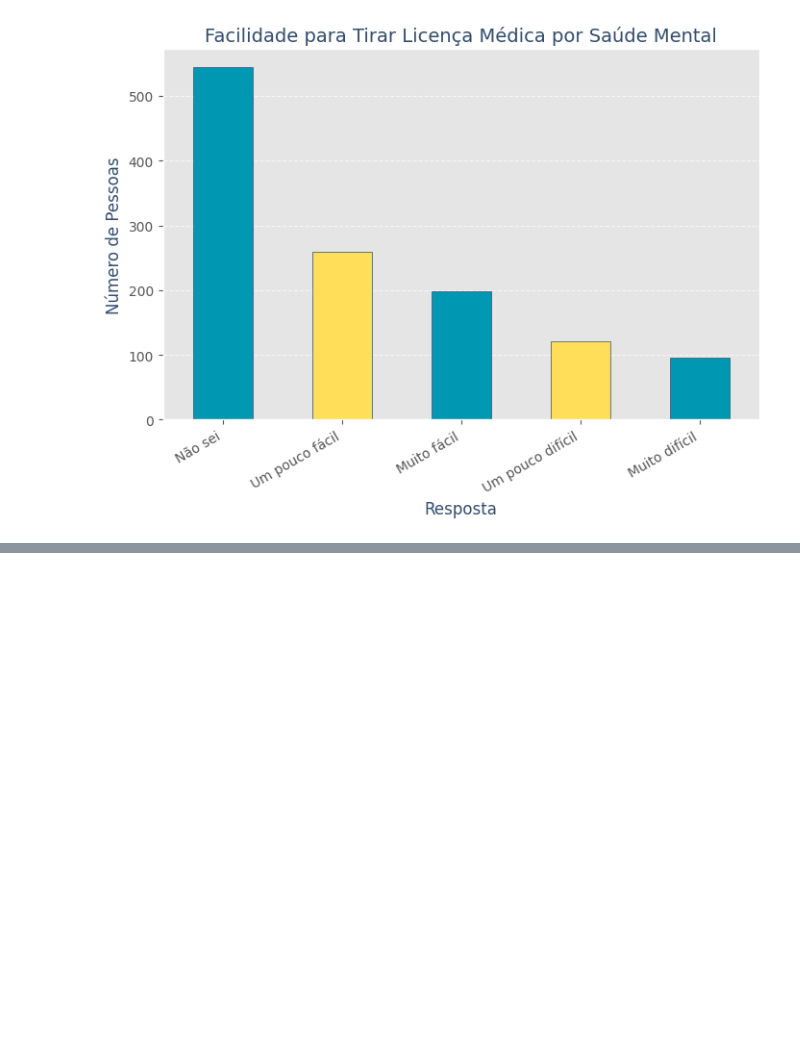
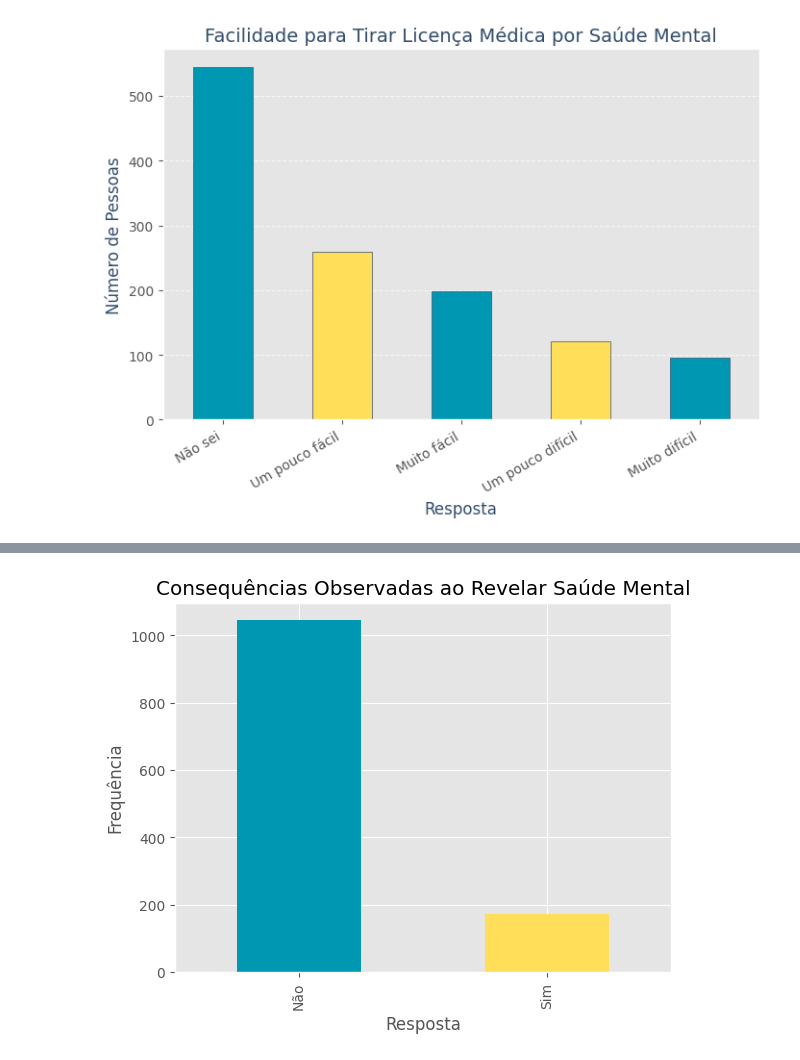
Before and after one commit to Davyeeh/Trabalho-Lab.-CD, a Jupyter notebook: TrabalhoFinal_LAB_C_D_.ipynb, the cells around one changed output, grey strips where cells are left out. Drawn from its saved outputs; the diff is of its cells as text; code cells hidden in the pictures; blank space fills up the shorter version.

```diff
--- a/TrabalhoFinal_LAB_C_D_.ipynb
+++ b/TrabalhoFinal_LAB_C_D_.ipynb
@@ -1253,0 +1301,12 @@ plt.show()
+# %%
+# Contagem de respostas na coluna "Consequencia_observada"
+contagem_obs = dados['Consequencia_observada'].value_counts()
+
+# Gráfico de barras
+contagem_obs.plot(kind='bar', color=['#0097B2', '#FFDE59'],
+                  title='Consequências Observadas ao Revelar Saúde Mental')
+plt.xlabel('Resposta')
+plt.ylabel('Frequência')
+plt.show()
+# %% [output]
+[figure, added]
```
Also changed, not shown: parts of 9 cells of this notebook.
